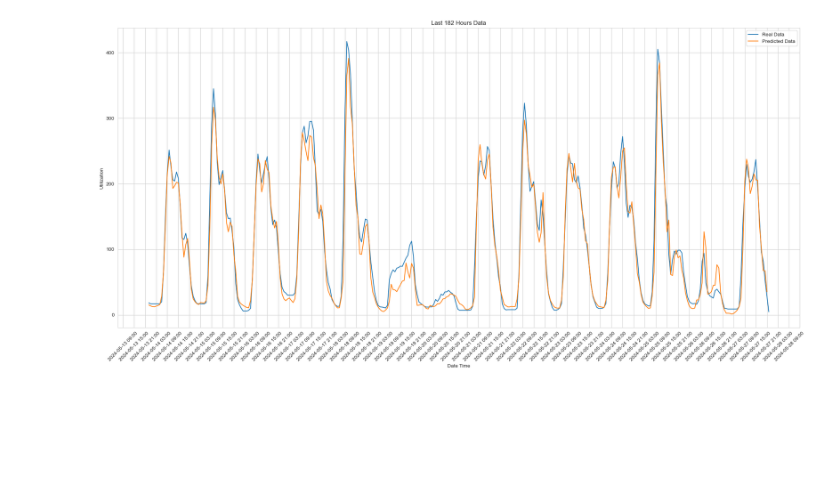
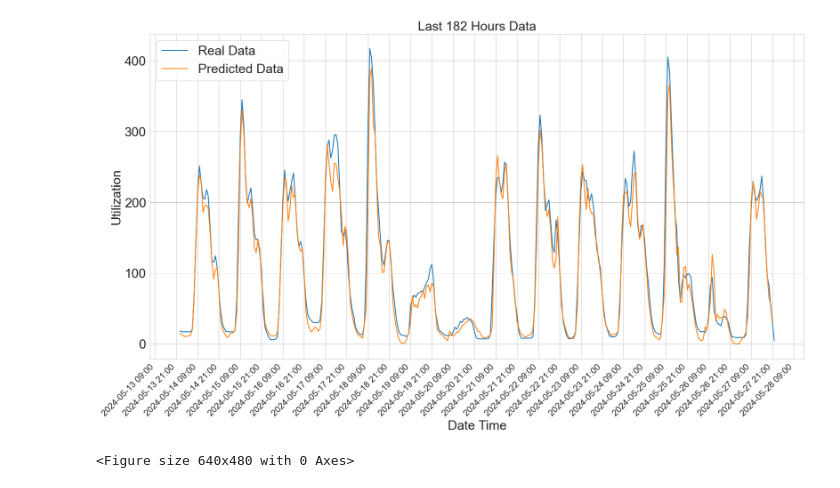
Before and after one commit to veronikaKircsev/ParkData, a Jupyter notebook: lstm_hourly_with_features.ipynb, the cells around one changed output. Cells and saved outputs as stored; diff of their text form; code cells hidden in the pictures; blank space fills up the shorter version.

```diff
--- a/lstm_hourly_with_features.ipynb
+++ b/lstm_hourly_with_features.ipynb
@@ -74,7 +74,7 @@ model.add(Dense(8, activation = 'relu'))
 model.add(LSTM(168))
 model.add(Dropout(0.2))
 model.add(Dense(1, activation = 'linear'))
-early_stop = EarlyStopping(monitor = 'val_loss', patience = 4, start_from_epoch=60)
+early_stop = EarlyStopping(monitor = 'val_loss', patience = 4, start_from_epoch=50)
 
 model.compile(loss='mean_squared_error', optimizer='adam')
 model.fit(trainX, trainY, epochs=100, batch_size=32, verbose=10, validation_split=0.2, callbacks = [early_stop])
@@ -83,10 +83,12 @@ losses_df = pd.DataFrame(model.history.history)
 plt.figure(figsize=(10,6))
 plt.plot(losses_df['loss'], label='Train Loss')
 plt.plot(losses_df['val_loss'], label='Val Loss')
-plt.title('Model Loss')
-plt.xlabel('Epoch')
-plt.ylabel('Loss')
-plt.legend()
+plt.title('Model Loss', fontsize=22)
+plt.xlabel('Epoch', fontsize=22)
+plt.ylabel('Loss', fontsize=22)
+plt.xticks(fontsize=22)
+plt.yticks(fontsize=22)
+plt.legend(fontsize=15)
 plt.show()
 
 
@@ -126,9 +128,11 @@ dataset = scaler.inverse_transform(dataset)
 plt.plot(dates, dataset[:, 0] , label='Original Data')
 plt.plot(dates, trainPredictPlot, label='Training Predictions')
 plt.plot(dates, testPredictPlot, label='Test Predictions')
-plt.xlabel('Date')
-plt.ylabel('Utilisation')
-plt.legend()
+plt.xlabel('Date', fontsize=22)
+plt.ylabel('Utilization', fontsize=22)
+plt.xticks(fontsize=22)
+plt.yticks(fontsize=22)
+plt.legend(fontsize=15)
 plt.show()
 # %% [output]
 Epoch 1/100
@@ -160,26 +163,29 @@ Test Score: 26.24 RMSE
 # %%
 
 import matplotlib.dates as mdates
 last_48 = testPredictPlot[-336:]
 last_48 = np.clip(last_48, 0, 429)
 last_48_dates = dates[-336:]
 last_48_dataset = dataset[-336:, :]
 
 plt.figure(figsize=(20, 10))
 plt.plot(last_48_dates, last_48_dataset[:,0], label='Real Data')
 plt.plot(last_48_dates, last_48, label='Predicted Data')
 ax = plt.gca()
 ax.xaxis.set_major_formatter(mdates.DateFormatter('%Y-%m-%d %H:%M'))
-ax.xaxis.set_major_locator(mdates.HourLocator(interval=6))
-plt.xlabel('Date Time')
-plt.ylabel('Utilization')
-plt.title('Last 182 Hours Data')
-plt.legend()
-plt.xticks(rotation=45)
+ax.xaxis.set_major_locator(mdates.HourLocator(interval=12))
+plt.xlabel('Date Time', fontsize=22)
+plt.ylabel('Utilization',fontsize=22)
+plt.title('Last 182 Hours Data', fontsize=22)
+plt.legend(fontsize=22)
+plt.xticks(rotation=45, ha='right', fontsize=15)
+plt.yticks(fontsize=22)
+plt.show()
 plt.tight_layout()
 plt.show()
 # %% [output]
-[figure, old version]
+[figure, new version]
+<Figure size 640x480 with 0 Axes>
 # %%
 
 import plotly.graph_objects as go
```
Also changed, not shown: parts of 2 cells of this notebook.
